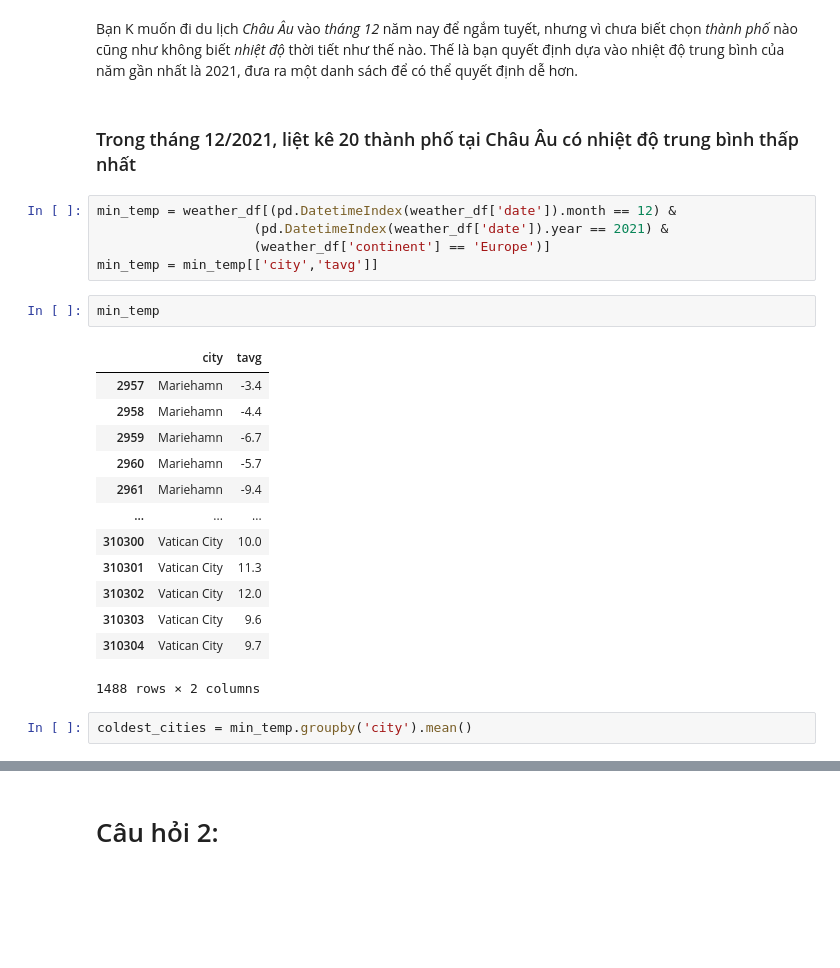
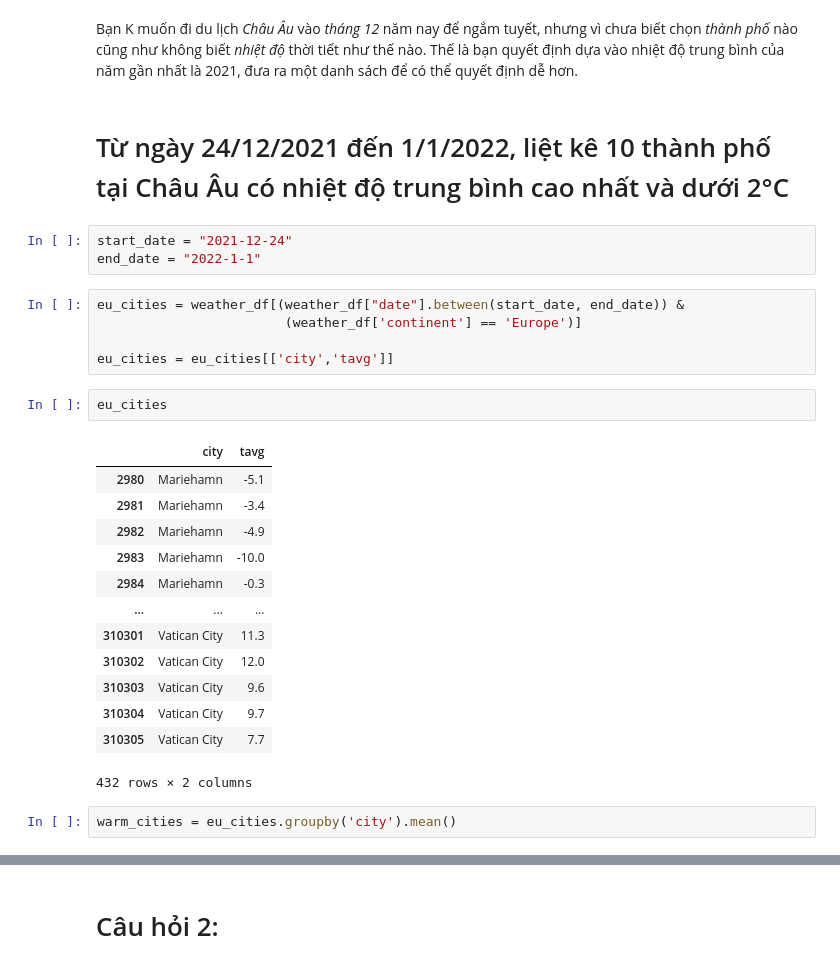
Before and after one commit to the0nlyWyvern/Weather-Analysis, a Jupyter notebook: UnderstandData_Part1.ipynb, the cells around one changed output, grey strips where cells are left out. Saved outputs shown, nothing was run; the diff lists cells and outputs as text; blank space fills up the shorter version.

```diff
--- a/UnderstandData_Part1.ipynb
+++ b/UnderstandData_Part1.ipynb
@@ -25,28 +27,31 @@ weather_df.head(5)
 # %% [markdown]
 Bạn K muốn đi du lịch _Châu Âu_ vào _tháng 12_ năm nay để ngắm tuyết, nhưng vì chưa biết chọn _thành phố_ nào cũng như không biết _nhiệt độ_ thời tiết như thế nào. Thế là bạn quyết định dựa vào nhiệt độ trung bình của năm gần nhất là 2021, đưa ra một danh sách để có thể quyết định dễ hơn.
 # %% [markdown]
-### Trong tháng 12/2021, liệt kê 20 thành phố tại Châu Âu có nhiệt độ trung bình thấp nhất
+# Từ ngày 24/12/2021 đến 1/1/2022, liệt kê 10 thành phố tại Châu Âu có nhiệt độ trung bình cao nhất và dưới 2&deg;C
+# %%
+start_date = "2021-12-24"
+end_date = "2022-1-1"
 # %%
-min_temp = weather_df[(pd.DatetimeIndex(weather_df['date']).month == 12) &
-                    (pd.DatetimeIndex(weather_df['date']).year == 2021) &
-                    (weather_df['continent'] == 'Europe')]
-min_temp = min_temp[['city','tavg']]
+eu_cities = weather_df[(weather_df["date"].between(start_date, end_date)) &
+                        (weather_df['continent'] == 'Europe')]
+
+eu_cities = eu_cities[['city','tavg']]
-# %%
-min_temp
-# %% [output]
-|  | city | tavg |
-| 2957 | Mariehamn | -3.4 |
-| 2958 | Mariehamn | -4.4 |
-| 2959 | Mariehamn | -6.7 |
-| 2960 | Mariehamn | -5.7 |
-| 2961 | Mariehamn | -9.4 |
-| ... | ... | ... |
-| 310300 | Vatican City | 10.0 |
-| 310301 | Vatican City | 11.3 |
-| 310302 | Vatican City | 12.0 |
-| 310303 | Vatican City | 9.6 |
-| 310304 | Vatican City | 9.7 |
-1488 rows × 2 columns
+# %%
+eu_cities
+# %% [output]
+|  | city | tavg |
+| 2980 | Mariehamn | -5.1 |
+| 2981 | Mariehamn | -3.4 |
+| 2982 | Mariehamn | -4.9 |
+| 2983 | Mariehamn | -10.0 |
+| 2984 | Mariehamn | -0.3 |
+| ... | ... | ... |
+| 310301 | Vatican City | 11.3 |
+| 310302 | Vatican City | 12.0 |
+| 310303 | Vatican City | 9.6 |
+| 310304 | Vatican City | 9.7 |
+| 310305 | Vatican City | 7.7 |
+432 rows × 2 columns
 # %%
-coldest_cities = min_temp.groupby('city').mean()
+warm_cities = eu_cities.groupby('city').mean()
 # %% [markdown]
```
Also changed, not shown: parts of 14 cells of this notebook.
